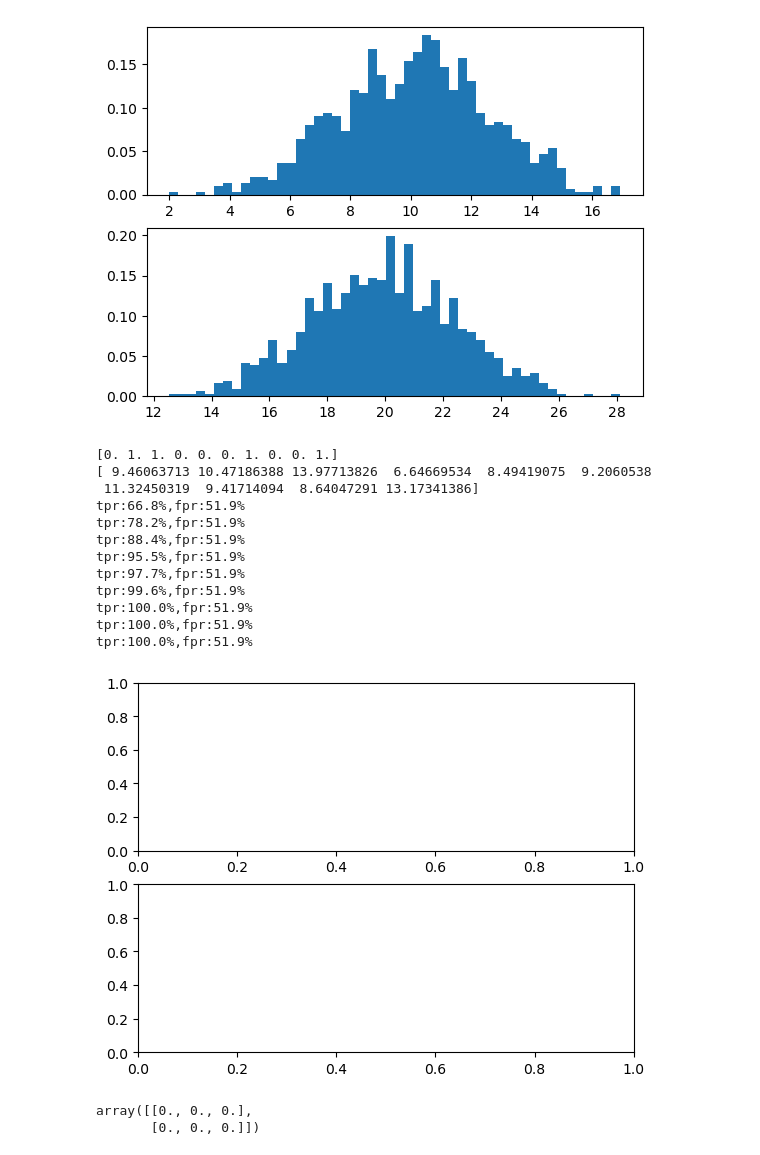
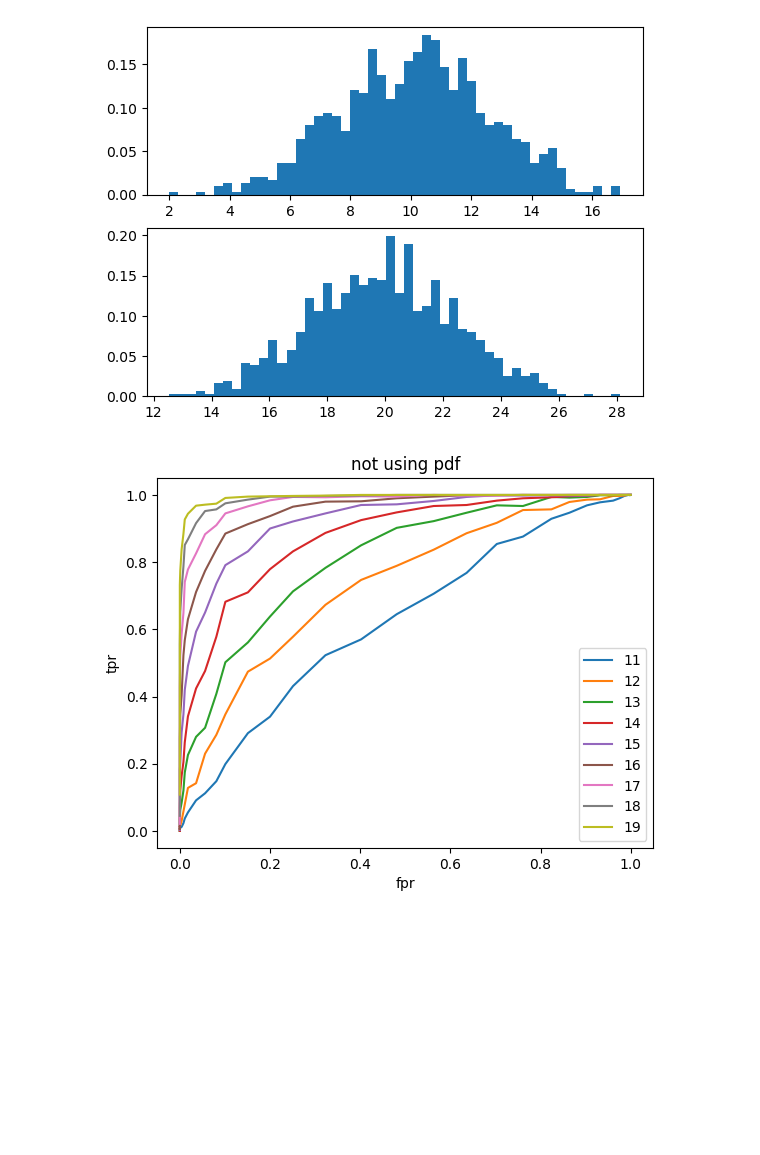
Before and after one commit to ejejeieei/CCNSS, a Jupyter notebook: ccnss2017_students-master/ccnss2017_students-master/module1/1_signal_detection_theory/signal_detection_theory.ipynb, the cells around one changed output. Cells and saved outputs as stored; diff of their text form; code cells hidden in the pictures; blank space fills up the shorter version.

```diff
--- a/ccnss2017_students-master/ccnss2017_students-master/module1/1_signal_detection_theory/signal_detection_theory.ipynb
+++ b/ccnss2017_students-master/ccnss2017_students-master/module1/1_signal_detection_theory/signal_detection_theory.ipynb
@@ -95,52 +97,46 @@ plt.show()
   5.10759436 11.26620202]
 [figure]
 # %%
-from sklearn.metrics import roc_curve
 mu1 = 10
 sigma = 2.5
 length = 1000
 threshold = 10
 mus =  [i for i in range(20) if i > 10]
 # binsList =np.zeros(len(nums))
 # yList = np.zeros(len(nums))
 rocArray = np.zeros((len(mus),length))
 disArray = np.zeros((len(mus),length))
 dis1 = np.random.normal(loc=mu1,scale=sigma,size=length)
 
-tprArray = np.array((len(mus),))
-fprArray = np.array(len(mus))
+num_threshold = 90
+n_split = 0.5
+tprArray = np.zeros((len(mus),num_threshold))
+fprArray = np.zeros((len(mus),num_threshold))
 
-numThreshold = 10
-_,axis = plt.subplots(2,1)
-for threshold in np.arange(1,10,0.5):
+_,axis = plt.subplots(1,1)
+for threshold in np.arange(-num_threshold*n_split/2,num_threshold*n_split/2,0.5):
     dis1_bin = np.zeros_like(dis1)
     dis1_bin[dis1>threshold] = 1
-    for i in range(len(mus)):
-        dis2 = np.random.normal(loc=mus[i],scale=sigma,size=length)
+    idx_thresh = int((threshold - 0)/n_split)
+#     print("num_tresh:",num_thresh)
+    for j in range(len(mus)):
+#         print("j:",j)
+        dis2 = np.random.normal(loc=mus[j],scale=sigma,size=length)
         dis2_bin  = np.zeros_like(dis2)
         dis2_bin[dis2>threshold] = 1
         tpr = dis2_bin.sum()/len(dis2_bin)
         fpr = dis1_bin.sum()/len(dis1_bin)
-        print(f'tpr:{tpr*100}%,fpr:{fpr*100}%')
-        tprArray[i] = tpr
-        fprArray[i] = fpr
+#         print(f'tpr:{tpr*100}%,fpr:{fpr*100}%')
+        tprArray[j,idx_thresh] = tpr
+        fprArray[j,idx_thresh] = fpr
+axis.set_title("not using pdf")
+for k in range(len(mus)):
+
+    axis.plot(fprArray[k][:int(num_threshold/2)],tprArray[k][:int(num_threshold/2)],label=f"{mus[k]}")
+    axis.set_xlabel("fpr")
+    axis.set_ylabel("tpr")
+    axis.legend()
+axis.legend()
+plt.show()
 # %% [output]
-[0. 1. 1. 0. 0. 0. 1. 0. 0. 1.]
-[ 9.46063713 10.47186388 13.97713826  6.64669534  8.49419075  9.2060538
- 11.32450319  9.41714094  8.64047291 13.17341386]
-tpr:66.8%,fpr:51.9%
-tpr:78.2%,fpr:51.9%
-tpr:88.4%,fpr:51.9%
-tpr:95.5%,fpr:51.9%
-tpr:97.7%,fpr:51.9%
-tpr:99.6%,fpr:51.9%
-tpr:100.0%,fpr:51.9%
-tpr:100.0%,fpr:51.9%
-tpr:100.0%,fpr:51.9%
-[figure, old version]
+[figure, new version]
-# %%
-disList = np.zeros((2,3))
-disList
-# %% [output]
-array([[0., 0., 0.],
-       [0., 0., 0.]])
```
Also changed, not shown: parts of 4 cells of this notebook, 1 other file.
